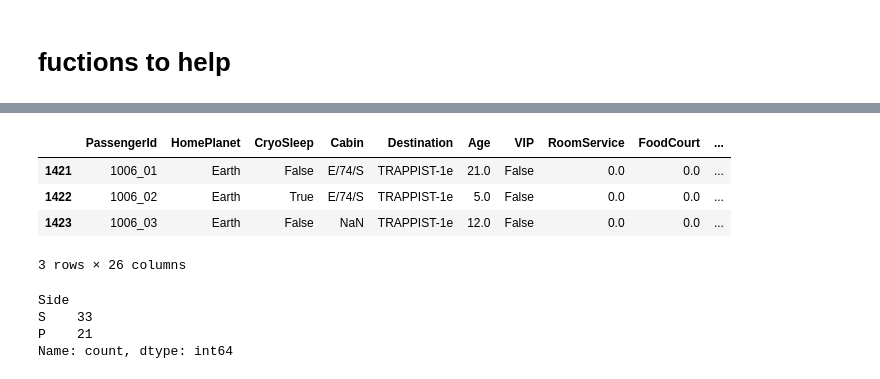
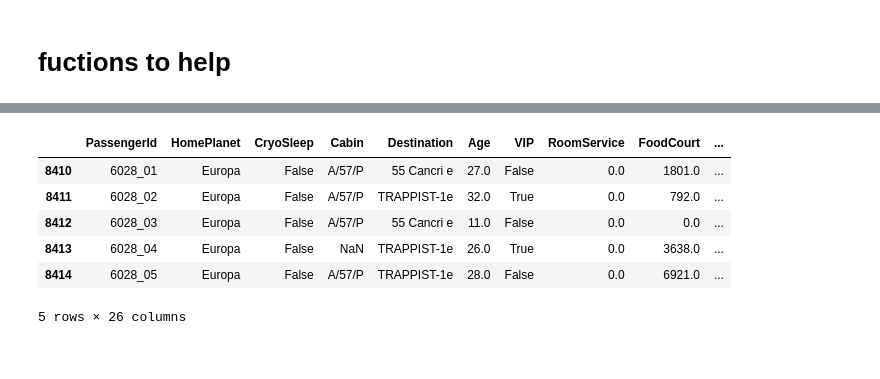
Before and after one commit to jacobsultan/cabin-for-spacetitanic-kaggle, a Jupyter notebook: firstruns.ipynb, the cells around one changed output, grey strips where cells are left out. Saved outputs shown, nothing was run; the diff lists cells and outputs as text; code cells hidden in the pictures.

Commit message:
sorted by side

```diff
--- a/firstruns.ipynb
+++ b/firstruns.ipynb
@@ -284,7 +332,10 @@ def solo_group_and_one_option(df):
         for deck in empty_cabins.keys():
             if deck not in passenger.potential_decks:
                 continue
+
             for side in empty_cabins[deck]:
+                if side not in passenger.potential_sides:
+                    continue
                 for number in empty_cabins[deck][side]:
                     before_slice = df.iloc[:index]
                     after_slice = df.iloc[index+1:]
@@ -365,5 +416,6 @@ potential_decks    12671
 dtype: int64
 # %%
+
 df2.loc[4233,'Cabin'] = 'B/98/P'
 df2.loc[4254,'Cabin'] = 'B/99/P'
 df2.loc[6493,'Cabin'] = 'E/300/S'
@@ -372,6 +424,9 @@ df2.loc[12892,'Cabin'] = 'F/1785/S'
 df2.loc[12893,'Cabin'] = 'F/1785/S'
 df2.loc[9265,'Cabin'] = 'F/1267/S'
 df2.loc[9267,'Cabin'] = 'F/1267/S'
+df2.loc[8413,'Cabin'] = 'A/57/P'
+df2.loc[1429,'Cabin'] = 'E/58/P'
+
 df2 = fill_deck_and_side_from_cabin(df2)
 # %% [markdown]
 # fuctions to help
@@ -449,0 +549,12 @@ Name: 404, dtype: object
+# %%
+
+df2.loc[4233,'Cabin'] = 'B/98/P'
+df2.loc[4254,'Cabin'] = 'B/99/P'
+df2.loc[6493,'Cabin'] = 'E/300/S'
+df2.loc[6514,'Cabin'] = 'E/301/S'
+df2.loc[12892,'Cabin'] = 'F/1785/S'
+df2.loc[12893,'Cabin'] = 'F/1785/S'
+df2.loc[9265,'Cabin'] = 'F/1267/S'
+df2.loc[9267,'Cabin'] = 'F/1267/S'
+df2.loc[8413,'Cabin'] = 'A/57/P'
+df2.loc[1429,'Cabin'] = 'E/58/P'
@@ -470,8 +612,24 @@ GroupSize 2
+# %%
+
+df2.loc[4233,'Cabin'] = 'B/98/P'
+df2.loc[4254,'Cabin'] = 'B/99/P'
+df2.loc[6493,'Cabin'] = 'E/300/S'
+df2.loc[6514,'Cabin'] = 'E/301/S'
+df2.loc[12892,'Cabin'] = 'F/1785/S'
+df2.loc[12893,'Cabin'] = 'F/1785/S'
+df2.loc[9265,'Cabin'] = 'F/1267/S' # maybe only one is from this room and the other is joined in the other room
+df2.loc[9267,'Cabin'] = 'F/1267/S' # with this one
+df2.loc[8413,'Cabin'] = 'A/57/P'
+df2.loc[1429,'Cabin'] = 'E/58/P'
+
+df2 = fill_deck_and_side_from_cabin(df2)
 # %%
-df2[df2.Group == 1006]
+df2[df2.Group == 6028]
 # %% [output]
 |  | PassengerId | HomePlanet | CryoSleep | Cabin | Destination | Age | VIP | RoomService | FoodCourt | ... |
-| 1421 | 1006_01 | Earth | False | E/74/S | TRAPPIST-1e | 21.0 | False | 0.0 | 0.0 | ... |
-| 1422 | 1006_02 | Earth | True | E/74/S | TRAPPIST-1e | 5.0 | False | 0.0 | 0.0 | ... |
-| 1423 | 1006_03 | Earth | False | NaN | TRAPPIST-1e | 12.0 | False | 0.0 | 0.0 | ... |
+| 8410 | 6028_01 | Europa | False | A/57/P | 55 Cancri e | 27.0 | False | 0.0 | 1801.0 | ... |
+| 8411 | 6028_02 | Europa | False | A/57/P | TRAPPIST-1e | 32.0 | True | 0.0 | 792.0 | ... |
+| 8412 | 6028_03 | Europa | False | A/57/P | 55 Cancri e | 11.0 | False | 0.0 | 0.0 | ... |
+| 8413 | 6028_04 | Europa | False | NaN | TRAPPIST-1e | 26.0 | True | 0.0 | 3638.0 | ... |
+| 8414 | 6028_05 | Europa | False | A/57/P | TRAPPIST-1e | 28.0 | False | 0.0 | 6921.0 | ... |
-3 rows × 26 columns
+5 rows × 26 columns
@@ -480,10 +635,0 @@ df2['CabinSize'] = df2.groupby('Cabin')['Cabin'].transform('size')
-# %%
-deck_e = df2[df2.Deck == 'E']
-
-# Identify cabins that have multiple occurrences
-deck_e.groupby('Cabin').filter(lambda x: len(x) == 3).Side.value_counts()
-# %% [output]
-Side
-S    33
-P    21
-Name: count, dtype: int64
```
Also changed, not shown: parts of 45 cells of this notebook, 1 other file.
